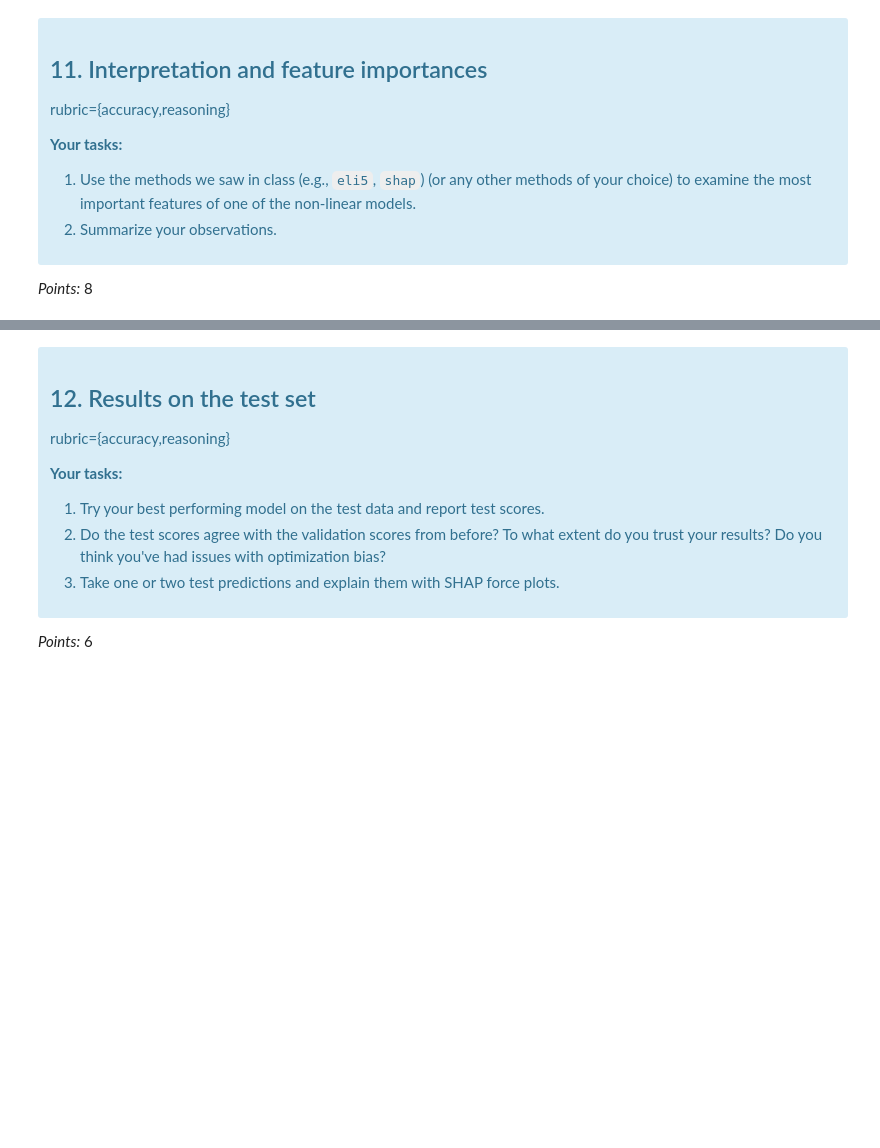
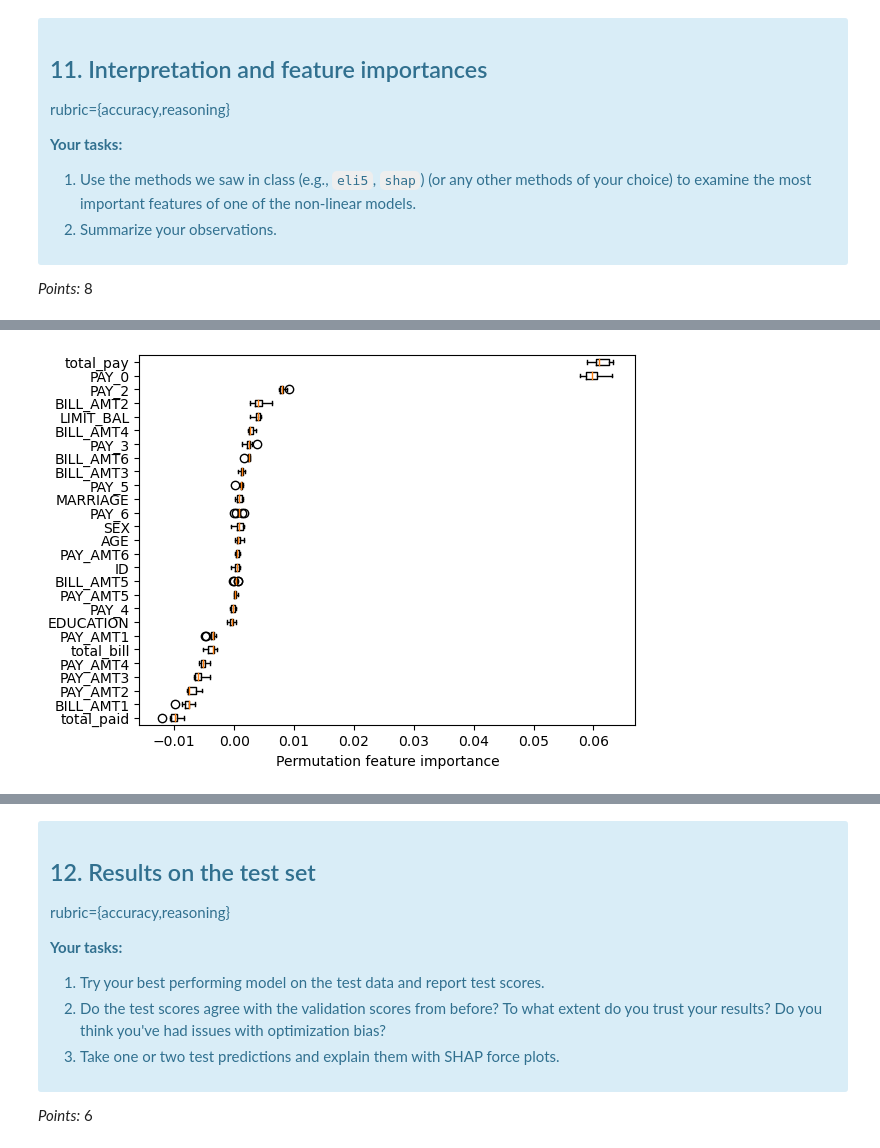
Before and after one commit to robindhillon1/creditcard_default, a Jupyter notebook: lab4.ipynb, the cells around one changed output, grey strips where cells are left out. Saved outputs shown, nothing was run; the diff lists cells and outputs as text; code cells hidden in the pictures; blank space fills up the shorter version.

```diff
--- a/lab4.ipynb
+++ b/lab4.ipynb
@@ -1117,0 +1154,14 @@ _Type your answer here, replacing this text._
+# %%
+from sklearn.inspection import permutation_importance
+
+# adapted from "get_permutation_importance" function from 573 Lec 8
+perm_imp = permutation_importance(random_search_LGBM.best_estimator_, X_train, y_train, n_repeats=10, random_state=123)
+perm_imp_sorted = perm_imp.importances_mean.argsort()
+plt.boxplot(
+        perm_imp.importances[perm_imp_sorted].T,
+        vert=False,
+        labels=X_train.columns[perm_imp_sorted])
+plt.xlabel('Permutation feature importance')
+plt.show()
+# %% [output]
+[figure, added]
```
Also changed, not shown: parts of 27 cells of this notebook.
